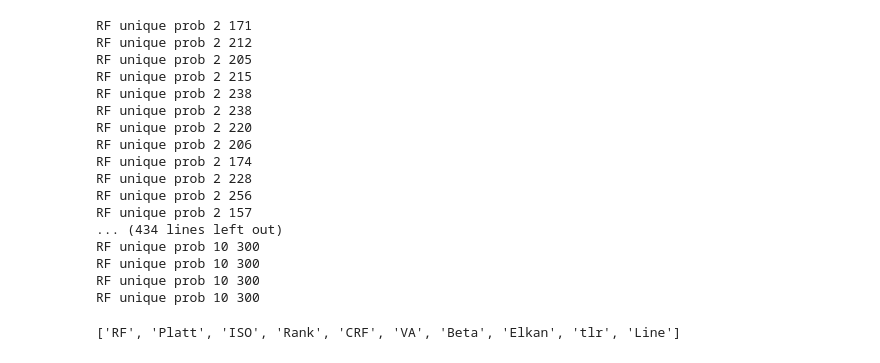
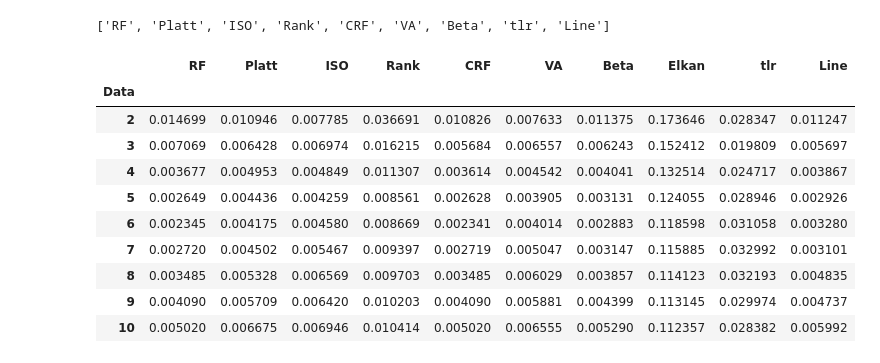
Before and after one commit to mhshaker/RF_ranking_calibration, a Jupyter notebook: Experiments/RF parameters/2_depth.ipynb, the cells around one changed output. Cells and saved outputs as stored; diff of their text form; code cells hidden in the pictures.

```diff
--- a/Experiments/RF parameters/2_depth.ipynb
+++ b/Experiments/RF parameters/2_depth.ipynb
@@ -40,7 +40,15 @@ for exp_depth in params["depth"]:
     # Data
     exp_data_name = str(exp_depth) # data_name + "_" +
     data_list.append(exp_data_name)
-    X, y, tp = dp.make_classification_gaussian_with_true_prob(params["data_size"], params["n_features"], 0)
+    X, y, tp = dp.make_classification_gaussian_with_true_prob(params["data_size"], params["n_features"],
+                                                          class1_mean_min=0,
+                                                          class1_mean_max=1,
+
+                                                          class2_mean_min=1,
+                                                          class2_mean_max=3,
+
+                                                          seed=0)
+
     # X, y = dp.load_data(data_name, "../../")
 
     data_dict = {} # results for each data set will be saved in here.
@@ -56,37 +64,33 @@ for exp_depth in params["depth"]:
         res = cal.calibration(irrf, data, calib_methods, metrics) # res is a dict with all the metrics results as well as RF probs and every calibration method decision for every test data point
         data_dict = cal.update_runs(data_dict, res) # calib results for every run for the same dataset is aggregated in data_dict (ex. acc of every run as an array)
         if plot:
-            cal.plot_probs(exp_data_name, res, data, calib_methods, seed, True)
+            cal.plot_probs(exp_data_name, res, data, calib_methods, seed, False, True)
 
     calib_results_dict.update(data_dict) # merge results of all datasets together
 
 tables = cal.mean_and_ranking_table(calib_results_dict, metrics, calib_methods, data_list, mean_and_rank=False, std=True)
-# %% [output]
-RF unique prob 2 171
-RF unique prob 2 212
-RF unique prob 2 205
-RF unique prob 2 215
-RF unique prob 2 238
-RF unique prob 2 238
-RF unique prob 2 220
-RF unique prob 2 206
-RF unique prob 2 174
-RF unique prob 2 228
-RF unique prob 2 256
-RF unique prob 2 157
-... (434 lines left out)
-RF unique prob 10 300
-RF unique prob 10 300
-RF unique prob 10 300
-RF unique prob 10 300
 # %%
 plot_calib_methods = calib_methods.copy()
 # plot_calib_methods.remove("Rank")
-# plot_calib_methods.remove("Elkan")
+plot_calib_methods.remove("Elkan")
 # plot_calib_methods.remove("RF")
 plot_calib_methods
 # %% [output]
-['RF', 'Platt', 'ISO', 'Rank', 'CRF', 'VA', 'Beta', 'Elkan', 'tlr', 'Line']
+['RF', 'Platt', 'ISO', 'Rank', 'CRF', 'VA', 'Beta', 'tlr', 'Line']
+# %%
+tables["tce"]
+# %% [output]
+|  | RF | Platt | ISO | Rank | CRF | VA | Beta | Elkan | tlr | Line |
+| Data |  |  |  |  |  |  |  |  |  |  |
+| 2 | 0.014699 | 0.010946 | 0.007785 | 0.036691 | 0.010826 | 0.007633 | 0.011375 | 0.173646 | 0.028347 | 0.011247 |
+| 3 | 0.007069 | 0.006428 | 0.006974 | 0.016215 | 0.005684 | 0.006557 | 0.006243 | 0.152412 | 0.019809 | 0.005697 |
+| 4 | 0.003677 | 0.004953 | 0.004849 | 0.011307 | 0.003614 | 0.004542 | 0.004041 | 0.132514 | 0.024717 | 0.003867 |
+| 5 | 0.002649 | 0.004436 | 0.004259 | 0.008561 | 0.002628 | 0.003905 | 0.003131 | 0.124055 | 0.028946 | 0.002926 |
+| 6 | 0.002345 | 0.004175 | 0.004580 | 0.008669 | 0.002341 | 0.004014 | 0.002883 | 0.118598 | 0.031058 | 0.003280 |
+| 7 | 0.002720 | 0.004502 | 0.005467 | 0.009397 | 0.002719 | 0.005047 | 0.003147 | 0.115885 | 0.032992 | 0.003101 |
+| 8 | 0.003485 | 0.005328 | 0.006569 | 0.009703 | 0.003485 | 0.006029 | 0.003857 | 0.114123 | 0.032193 | 0.004835 |
+| 9 | 0.004090 | 0.005709 | 0.006420 | 0.010203 | 0.004090 | 0.005881 | 0.004399 | 0.113145 | 0.029974 | 0.004737 |
+| 10 | 0.005020 | 0.006675 | 0.006946 | 0.010414 | 0.005020 | 0.006555 | 0.005290 | 0.112357 | 0.028382 | 0.005992 |
 # %%
 for metric in metrics:
     ax = tables[metric][plot_calib_methods].plot()
```
Also changed, not shown: parts of 2 cells of this notebook, 2 other files.
